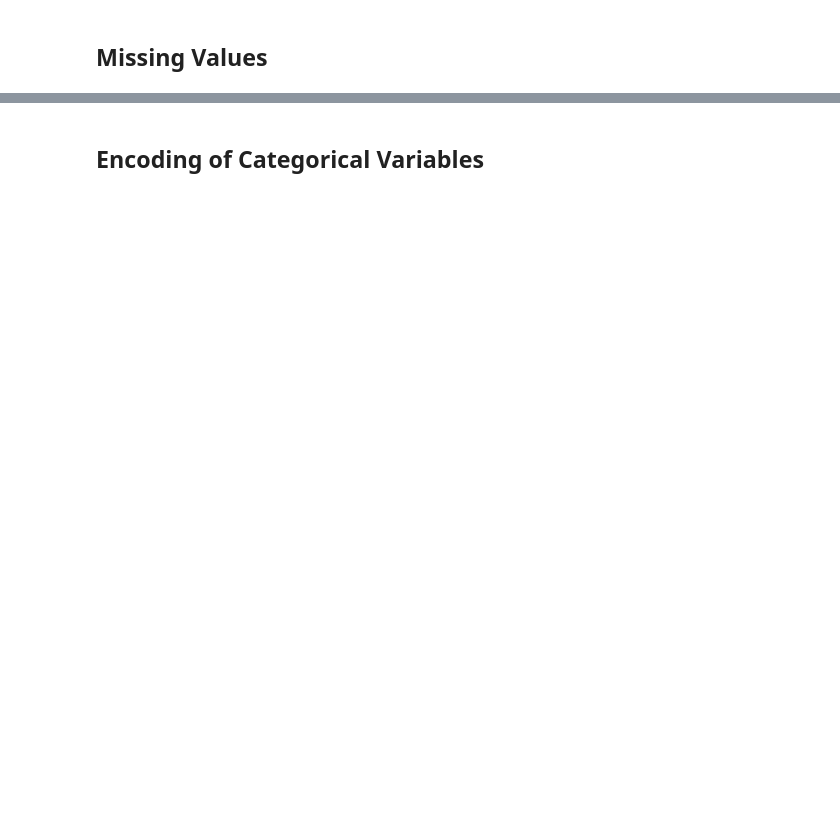
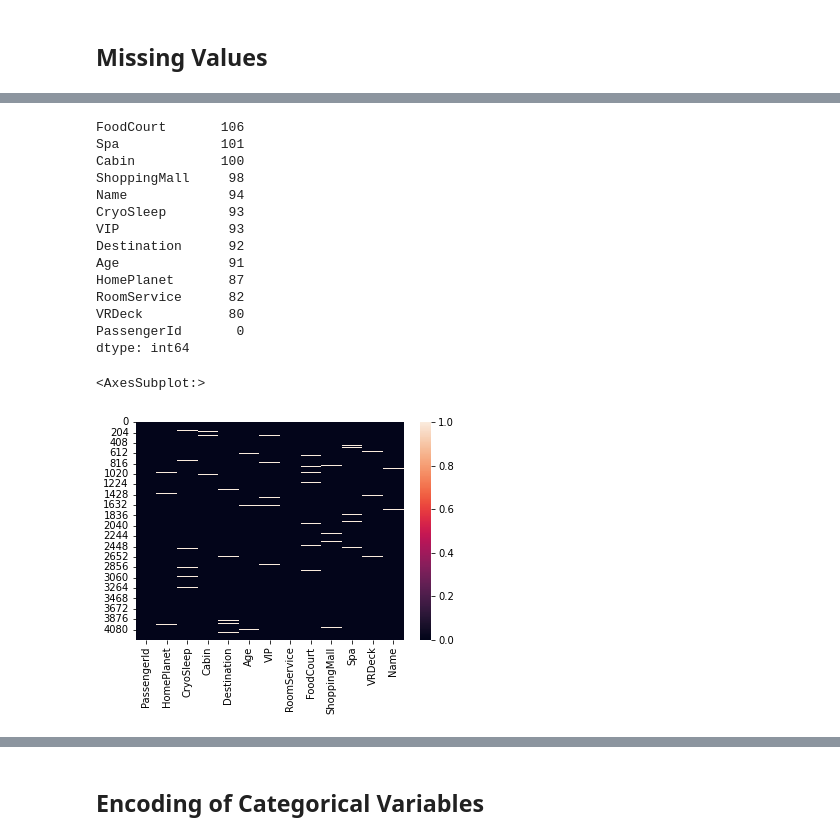
Before and after one commit to Priyanka-Gangadhar-Palshetkar/kaggle-spaceship-titanic, a Jupyter notebook: spaceship-titanic-score-0-8.ipynb, the cells around one changed output, grey strips where cells are left out. Drawn from its saved outputs; the diff is of its cells as text; code cells hidden in the pictures; blank space fills up the shorter version.

```diff
--- a/spaceship-titanic-score-0-8.ipynb
+++ b/spaceship-titanic-score-0-8.ipynb
@@ -157,3 +136,23 @@ dtype: int64
+# %%
+print(test_df.isnull().sum().sort_values(ascending=False))
+sns.heatmap(test_df.isnull())
+# %% [output]
+FoodCourt       106
+Spa             101
+Cabin           100
+ShoppingMall     98
+Name             94
+CryoSleep        93
+VIP              93
+Destination      92
+Age              91
+HomePlanet       87
+RoomService      82
+VRDeck           80
+PassengerId       0
+dtype: int64
+<AxesSubplot:>
+[figure, added]
 # %%
 def wrangle(df):
 
```
Also changed, not shown: parts of 32 cells of this notebook.
